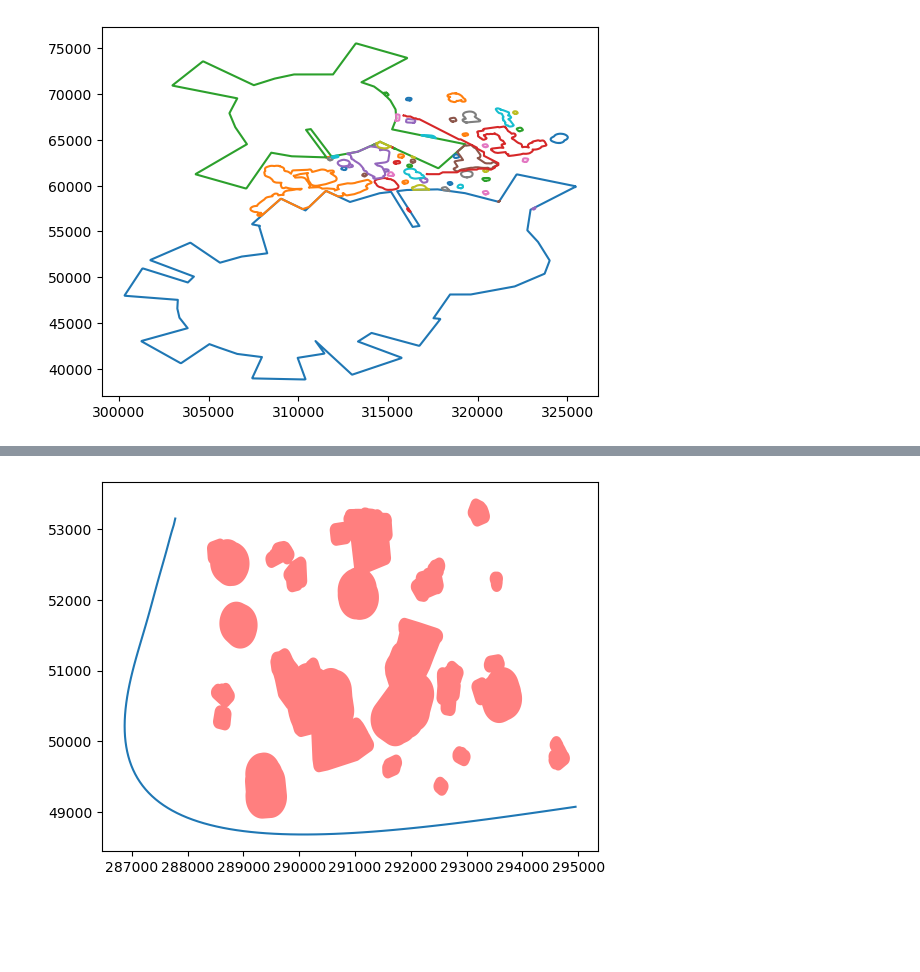
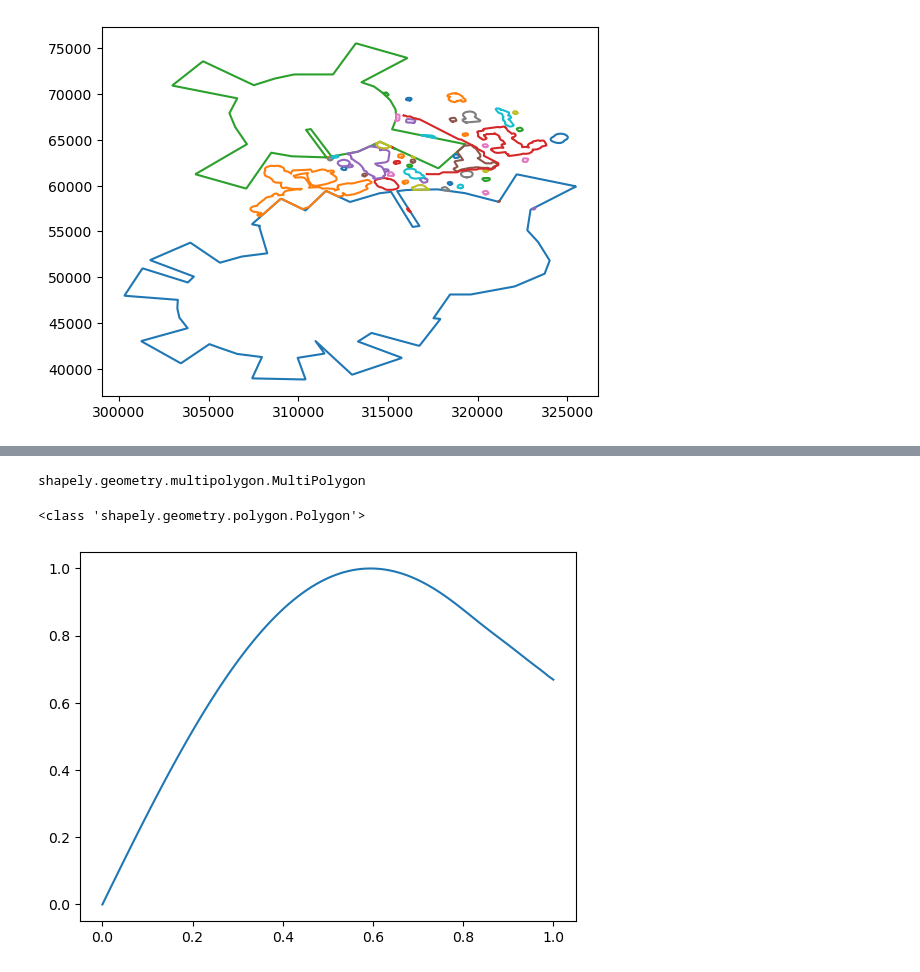
Before and after one commit to andre-kotze/gp-trajec, a Jupyter notebook: vis_utils.ipynb, the cells around one changed output, grey strips where cells are left out. Cells and saved outputs as stored; diff of their text form; code cells hidden in the pictures; blank space fills up the shorter version.

```diff
--- a/vis_utils.ipynb
+++ b/vis_utils.ipynb
@@ -28,59 +29,88 @@ print(lbl.strip('-'))
+# %%
+type(MultiPolygon(islas))
+# %% [output]
+shapely.geometry.multipolygon.MultiPolygon
+# %%
+from shapely.geometry import MultiPolygon, shape
+import fiona
+
+clokes = []
+with fiona.open('./data/clove_lakes_utm.gpkg', layer='clove_lakes_utm') as layer:
+
+    for feat in layer[:1]:
+        #clokes.append(feat)
+        #clokes.append(shape(feat['geometry']))
+        print(type(shape(feat['geometry']).geoms[0]))
+#clokes = MultiPolygon([cloke.geoms for cloke in clokes])
+#clokes = MultiPolygon([cloke.geoms for cloke in clokes])
+# %% [output]
+<class 'shapely.geometry.polygon.Polygon'>
 # %%
 import operator
 import math
 import random
 import numpy as np
 import matplotlib.pyplot as plt
 from deap import gp
-from test_data_2d import barrier_set, clokes, journey
+from test_data_2d import barrier_set, clokes, journeys, islas
 from gptrajec import transform_2d
 
 pset = gp.PrimitiveSet("MAIN", 1)
 pset.addPrimitive(operator.add, 2)
 pset.addPrimitive(operator.sub, 2)
 pset.addPrimitive(operator.mul, 2)
 #pset.addPrimitive(protectedDiv, 2)
 pset.addPrimitive(operator.neg, 1)
 pset.addPrimitive(math.cos, 1)
 pset.addPrimitive(math.sin, 1)
 pset.addEphemeralConstant("rand101", lambda: random.randint(-1,1))
 # we will pass X coordinate and expect Y coordinate
 # later, we will pass X to two different functions, yielding Y and Z
 pset.renameArguments(ARG0='x')
-GEOFENCES = clokes
-START, END = journey
+GEOFENCES = islas
+START, END = journeys['grc1']
 X = np.linspace(0,1,100)
 interval = (START.coords[0], END.coords[0])
 interval = np.array([list(ele) for ele in list(interval)])
 #optimal 5000:
 sol = 'sin(mul(mul(cos(sub(x, x)), x), add(cos(mul(mul(mul(x, mul(sub(cos(add(add(cos(sub(1, mul(add(x, add(x, -1)), cos(add(x, -1))))), \
     add(cos(sub(1, add(mul(x, x), add(x, -1)))), -1)), mul(sub(add(cos(sub(1, mul(x, x))), add(x, -1)), neg(add(cos(sub(1, x)), add(x, -1)))),\
-         cos(cos(sub(sin(x), cos(sub(1, x)))))))), add(add(cos(sub(1, add(add(x, add(x, -1)), add(x, -1)))), add(add(cos(sub(1, add(x, add(x, -1)))),\
-             add(mul(cos(sub(1, x)), x), -1)), -1)), add(cos(sub(1, add(mul(x, x), add(x, -1)))), add(mul(cos(add(x, -1)), add(cos(sub(1, x)),\
-                 add(x, -1))), -1)))), mul(mul(mul(cos(sub(x, add(cos(add(x, -1)), add(x, -1)))), x), mul(1, mul(mul(add(mul(cos(sub(x, x)),\
-                     mul(mul(x, 1), x)), add(x, -1)), x), x))), mul(x, x)))), mul(x, x)), mul(add(mul(mul(cos(sub(1, add(add(cos(sub(1,\
-                         add(mul(x, x), add(x, -1)))), add(add(cos(sub(1, x)), add(x, -1)), -1)), add(mul(cos(add(mul(x, x), -1)), add(cos(sub(1, x)),\
-                             add(x, -1))), -1)))), mul(add(x, add(x, -1)), x)), mul(mul(cos(cos(add(cos(sub(x, x)), cos(sin(mul(mul(x, x),\
-                                 mul(x, x))))))), mul(x, -1)), mul(cos(sub(1, mul(cos(add(add(x, add(x, -1)), -1)), add(cos(sub(1, mul(x, x))),\
-                                     add(x, -1))))), x))), mul(cos(sub(mul(mul(cos(cos(add(add(mul(x, x), add(x, -1)), cos(sin(x))))), x),\
-                                         mul(x, mul(mul(add(x, add(x, -1)), x), x))), mul(mul(add(cos(sub(1, x)), add(x, -1)), mul(cos(add(add(mul(x, x),\
-                                             add(x, -1)), -1)), add(cos(sub(1, x)), add(x, -1)))), mul(mul(add(add(cos(sub(1, x)), add(x, -1)),\
-                                                 add(x, -1)), mul(add(cos(sub(1, x)), add(x, -1)), mul(add(x, add(x, -1)), x))), mul(mul(cos(sub(1, mul(x, x))),\
-                                                     mul(cos(sub(1, x)), x)), mul(add(cos(sub(1, x)), add(x, -1)), mul(add(x, add(x, -1)),\
-                                                         x))))))), x)), mul(cos(cos(cos(add(mul(mul(mul(add(x, add(x, -1)), add(cos(sub(1, x)),\
-                                                             add(x, -1))), add(cos(sub(1, mul(x, x))), add(x, -1))), add(cos(sub(1, mul(x, x))),\
-                                                                 add(mul(cos(sub(1, x)), x), -1))), sin(sub(sin(mul(add(x, add(x, -1)), mul(mul(x, x),\
-                                                                     mul(x, x)))), neg(add(x, -1)))))))), add(1, mul(cos(sin(cos(x))), add(mul(mul(mul(mul(mul(x, cos(sub(1, x))), mul(cos(sub(1, x)), mul(mul(x, x), x))), mul(mul(mul(x, x), add(mul(x, x), add(x, -1))), mul(mul(mul(x, x), mul(x, x)), mul(x, mul(x, x))))), mul(mul(mul(mul(mul(x, x), 1), mul(1, mul(x, x))), mul(mul(mul(x, x), x), cos(sub(1, x)))), mul(mul(x, mul(x, mul(x, x))), mul(cos(sub(1, x)), neg(-1))))), mul(mul(mul(add(cos(sub(1, x)), add(x, -1)), mul(add(mul(x, x), add(x, -1)), mul(x, x))), mul(x, mul(add(x, add(x, -1)), add(mul(x, x), add(x, -1))))), mul(x, mul(mul(1, x), mul(mul(1, mul(x, x)), add(x, add(x, -1))))))), cos(sub(add(cos(sub(1, add(x, add(x, -1)))), add(x, -1)), x))))))))), sub(cos(mul(cos(-1), add(1, mul(cos(1), add(x, mul(cos(cos(cos(add(x, cos(sin(x)))))), add(mul(mul(add(add(cos(sub(1, x)), add(x, -1)), add(x, -1)), mul(cos(sub(1, mul(x, x))), add(mul(x, x), add(x, -1)))), mul(mul(add(cos(sub(1, x)), add(x, -1)), mul(add(x, add(x, -1)), x)), mul(cos(sub(1, mul(x, x))), mul(add(x, add(x, -1)), x)))), 1))))))), -1))))'
+    cos(cos(sub(sin(x), cos(sub(1, x)))))))), add(add(cos(sub(1, add(add(x, add(x, -1)), add(x, -1)))), add(add(cos(sub(1, add(x, add(x, -1)))),\
+    add(mul(cos(sub(1, x)), x), -1)), -1)), add(cos(sub(1, add(mul(x, x), add(x, -1)))), add(mul(cos(add(x, -1)), add(cos(sub(1, x)),\
+    add(x, -1))), -1)))), mul(mul(mul(cos(sub(x, add(cos(add(x, -1)), add(x, -1)))), x), mul(1, mul(mul(add(mul(cos(sub(x, x)),\
+    mul(mul(x, 1), x)), add(x, -1)), x), x))), mul(x, x)))), mul(x, x)), mul(add(mul(mul(cos(sub(1, add(add(cos(sub(1,\
+    add(mul(x, x), add(x, -1)))), add(add(cos(sub(1, x)), add(x, -1)), -1)), add(mul(cos(add(mul(x, x), -1)), add(cos(sub(1, x)),\
+    add(x, -1))), -1)))), mul(add(x, add(x, -1)), x)), mul(mul(cos(cos(add(cos(sub(x, x)), cos(sin(mul(mul(x, x),\
+    mul(x, x))))))), mul(x, -1)), mul(cos(sub(1, mul(cos(add(add(x, add(x, -1)), -1)), add(cos(sub(1, mul(x, x))),\
+    add(x, -1))))), x))), mul(cos(sub(mul(mul(cos(cos(add(add(mul(x, x), add(x, -1)), cos(sin(x))))), x),\
+    mul(x, mul(mul(add(x, add(x, -1)), x), x))), mul(mul(add(cos(sub(1, x)), add(x, -1)), mul(cos(add(add(mul(x, x),\
+    add(x, -1)), -1)), add(cos(sub(1, x)), add(x, -1)))), mul(mul(add(add(cos(sub(1, x)), add(x, -1)),\
+    add(x, -1)), mul(add(cos(sub(1, x)), add(x, -1)), mul(add(x, add(x, -1)), x))), mul(mul(cos(sub(1, mul(x, x))),\
+    mul(cos(sub(1, x)), x)), mul(add(cos(sub(1, x)), add(x, -1)), mul(add(x, add(x, -1)),\
+    x))))))), x)), mul(cos(cos(cos(add(mul(mul(mul(add(x, add(x, -1)), add(cos(sub(1, x)),\
+    add(x, -1))), add(cos(sub(1, mul(x, x))), add(x, -1))), add(cos(sub(1, mul(x, x))),\
+    add(mul(cos(sub(1, x)), x), -1))), sin(sub(sin(mul(add(x, add(x, -1)), mul(mul(x, x),\
+    mul(x, x)))), neg(add(x, -1)))))))), add(1, mul(cos(sin(cos(x))), add(mul(mul(mul(mul(mul(x, cos(sub(1, x))), mul(cos(sub(1, x)), \
+    mul(mul(x, x), x))), mul(mul(mul(x, x), add(mul(x, x), add(x, -1))), mul(mul(mul(x, x), mul(x, x)), mul(x, mul(x, x))))), \
+    mul(mul(mul(mul(mul(x, x), 1), mul(1, mul(x, x))), mul(mul(mul(x, x), x), cos(sub(1, x)))), mul(mul(x, mul(x, mul(x, x))), \
+    mul(cos(sub(1, x)), neg(-1))))), mul(mul(mul(add(cos(sub(1, x)), add(x, -1)), mul(add(mul(x, x), add(x, -1)), mul(x, x))), \
+    mul(x, mul(add(x, add(x, -1)), add(mul(x, x), add(x, -1))))), mul(x, mul(mul(1, x), mul(mul(1, mul(x, x)), add(x, add(x, -1))))))), \
+    cos(sub(add(cos(sub(1, add(x, add(x, -1)))), add(x, -1)), x))))))))), sub(cos(mul(cos(-1), add(1, mul(cos(1), add(x, mul(cos(cos(cos(add(x, \
+    cos(sin(x)))))), add(mul(mul(add(add(cos(sub(1, x)), add(x, -1)), add(x, -1)), mul(cos(sub(1, mul(x, x))), add(mul(x, x), add(x, -1)))), \
+    mul(mul(add(cos(sub(1, x)), add(x, -1)), mul(add(x, add(x, -1)), x)), mul(cos(sub(1, mul(x, x))), mul(add(x, add(x, -1)), x)))), 1))))))), -1))))'
+#with open('demo/sol.txt', 'r') as soltxt:
+#    sol = soltxt.read()
 ln_func = gp.compile(expr=sol, pset=pset)
 y = np.array([ln_func(xc) for xc in X])
-linelist = np.array([[xc,yc] for xc,yc in zip(X,y)])
-line = transform_2d(linelist, interval)
-plt.plot(line[:,0], line[:,1])
-for barrier in GEOFENCES:
-    plt.fill(*barrier.exterior.xy, alpha=0.5, fc='r', ec='none')
+#linelist = np.array([[xc,yc] for xc,yc in zip(X,y)])
+#line = transform_2d(linelist, interval)
+#plt.plot(line[:,0], line[:,1])
+plt.plot(X,y)
+#for barrier in GEOFENCES.geoms:
+#    plt.fill(*barrier.exterior.xy, alpha=0.5, fc='r', ec='none')
 plt.show()
 # %% [output]
-[figure, old version]
+[figure, new version]
 # %%
 import numpy as np
 import matplotlib.pyplot as plt
```
Also changed, not shown: parts of 6 cells of this notebook, 12 other files.
